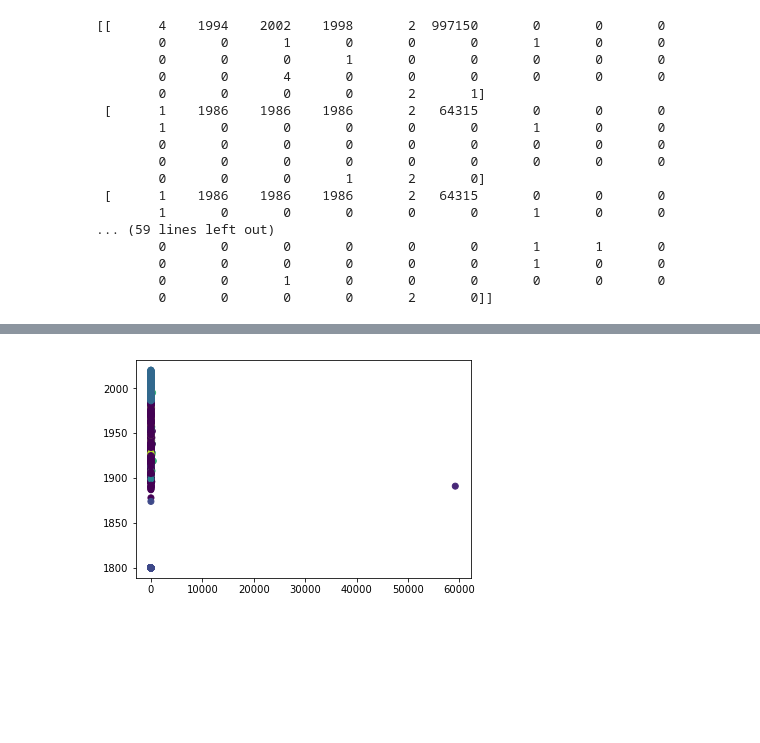
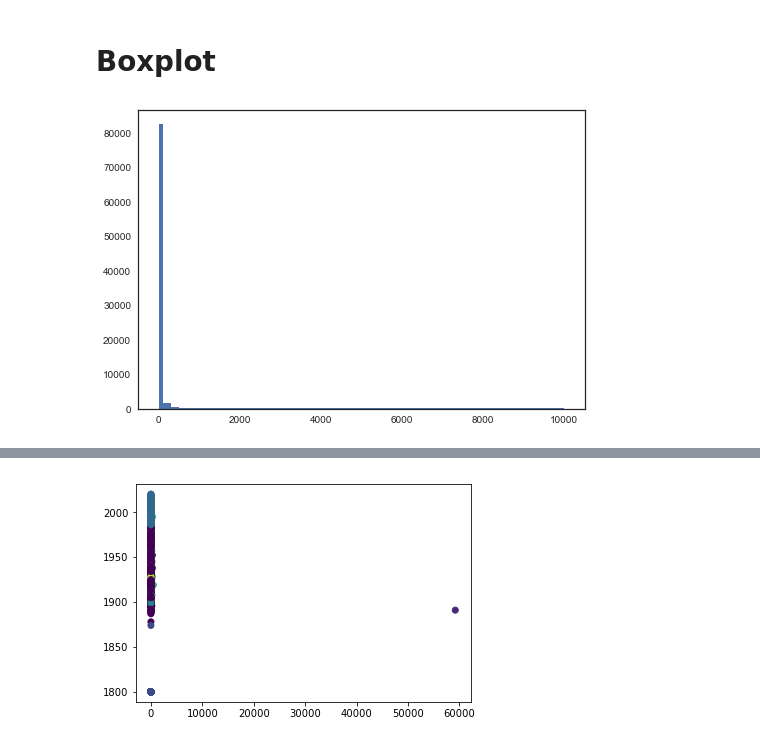
Before and after one commit to eltsyr/moviesIA, a Jupyter notebook: Cluster_1.ipynb, the cells around one changed output, grey strips where cells are left out. Cells and saved outputs as stored; diff of their text form; code cells hidden in the pictures; blank space fills up the shorter version.

```diff
--- a/Cluster_1.ipynb
+++ b/Cluster_1.ipynb
@@ -30,23 +30,10 @@ director_names = df_tr['director_name'].values
 df_tr2 = df_tr.iloc[:,1:]
 #convert to numpy array
 df_tr2 = df_tr2.values.astype(int)
-#pour info
-print(df_tr2[0:15])
-# %% [output]
-[[      4    1994    2002    1998       2  997150       0       0       0
-        0       0       1       0       0       0       1       0       0
-        0       0       0       1       0       0       0       0       0
-        0       0       4       0       0       0       0       0       0
-        0       0       0       0       2       1]
- [      1    1986    1986    1986       2   64315       0       0       0
-        1       0       0       0       0       0       1       0       0
-        0       0       0       0       0       0       0       0       0
-        0       0       0       0       0       0       0       0       0
-        0       0       0       1       2       0]
- [      1    1986    1986    1986       2   64315       0       0       0
-        1       0       0       0       0       0       1       0       0
-... (59 lines left out)
-        0       0       0       0       0       0       1       1       0
-        0       0       0       0       0       0       1       0       0
-        0       0       1       0       0       0       0       0       0
-        0       0       0       0       2       0]]
+# %% [markdown]
+# Boxplot
+# %%
+plt.hist(df_real["vote_count"], bins=[0, 100, 300, 500, 800, 1500, 5000,10000])
+plt.show()
+# %% [output]
+[figure, added]
```
Also changed, not shown: parts of 3 cells of this notebook.
